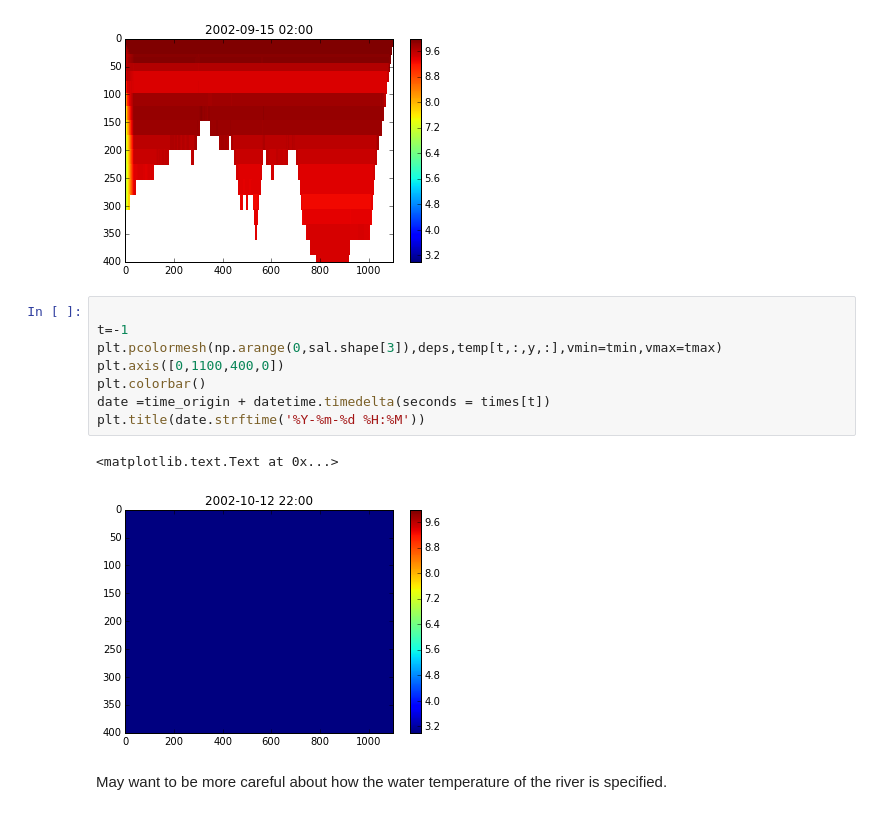
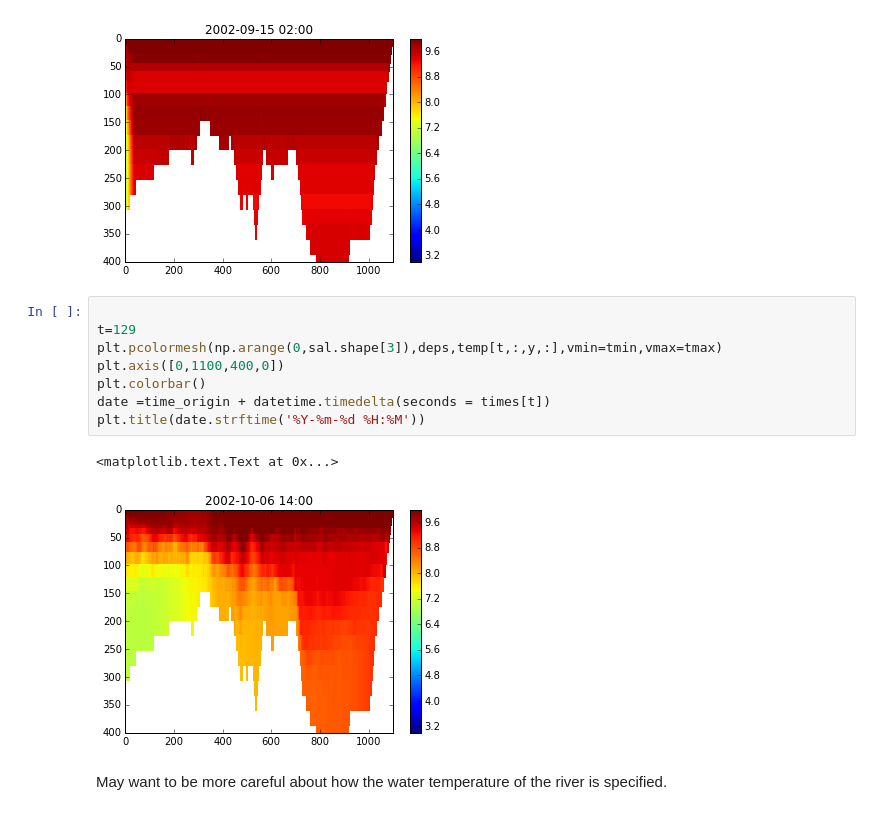
Before and after one commit to SalishSeaCast/2d-domain, a Jupyter notebook: analysis/3.6 Test.ipynb, the cells around one changed output. Cells and saved outputs as stored; diff of their text form.

```diff
--- a/analysis/3.6 Test.ipynb
+++ b/analysis/3.6 Test.ipynb
@@ -79,15 +79,15 @@ plt.title(date.strftime('%Y-%m-%d %H:%M'))
 [figure]
 # %%
 
-t=-1
+t=129
 plt.pcolormesh(np.arange(0,sal.shape[3]),deps,temp[t,:,y,:],vmin=tmin,vmax=tmax)
 plt.axis([0,1100,400,0])
 plt.colorbar()
 date =time_origin + datetime.timedelta(seconds = times[t])
 plt.title(date.strftime('%Y-%m-%d %H:%M'))
 # %% [output]
 <matplotlib.text.Text at 0x...>
-[figure, old version]
+[figure, new version]
 # %% [markdown]
 May want to be more careful about how the water temperature of the river is specified.
 # %% [markdown]
```
Also changed, not shown: parts of 20 cells of this notebook.
